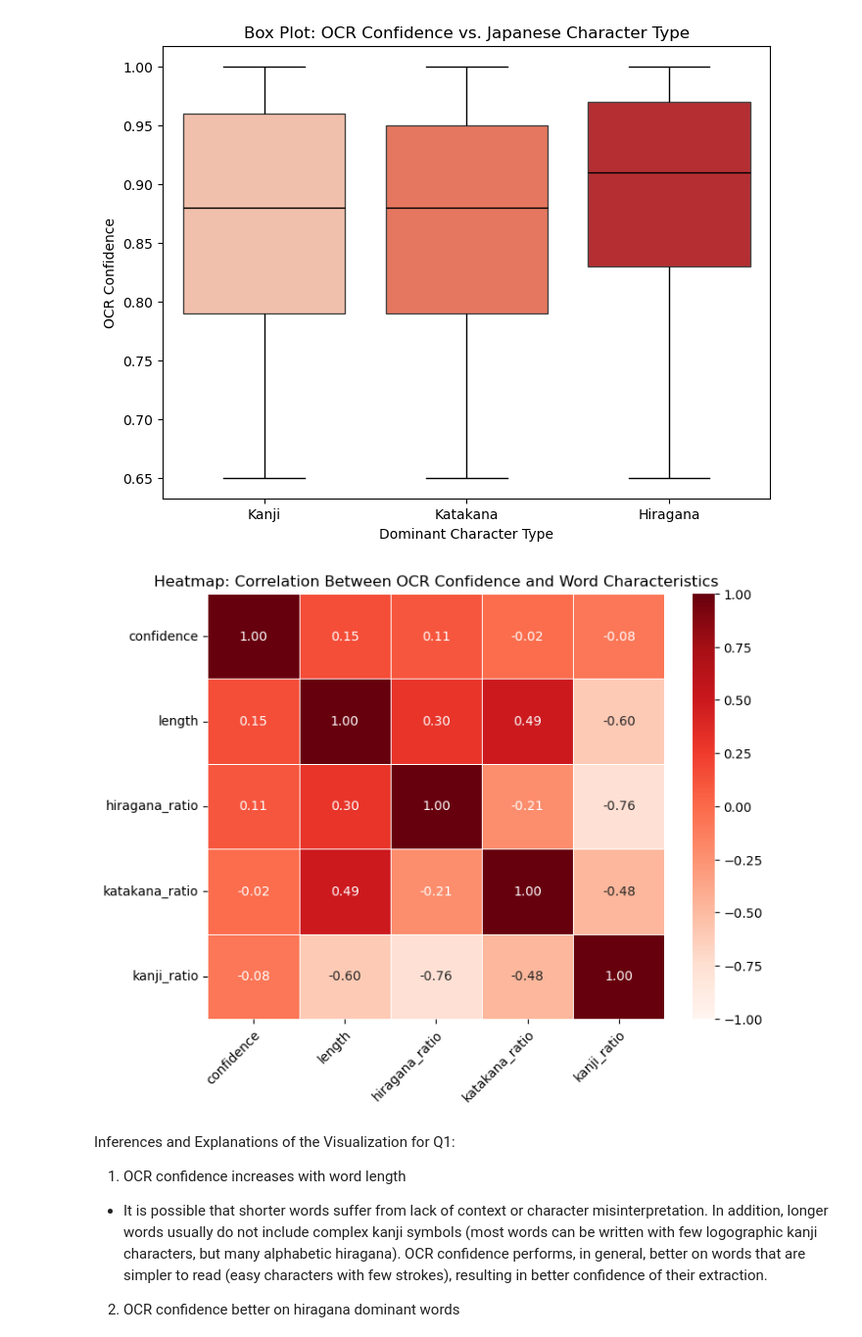
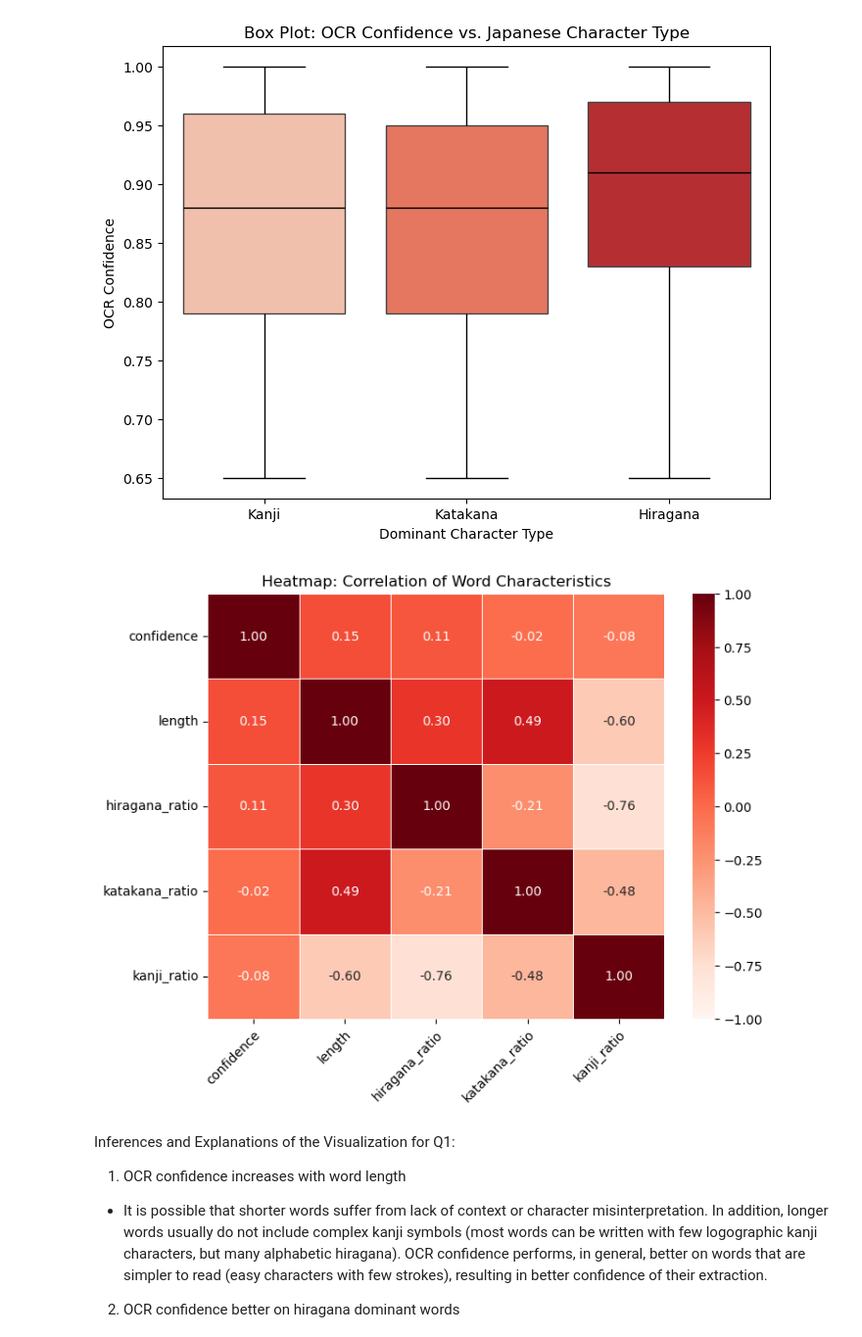
Before and after one commit to AndrewNemkov27/capstone, a Jupyter notebook: (1)-main/(1)-codeAndData/q1.ipynb, the cells around one changed output. Shown at 98% size. Drawn from its saved outputs; the diff is of its cells as text; code cells hidden in the pictures.

```diff
--- a/(1)-main/(1)-codeAndData/q1.ipynb
+++ b/(1)-main/(1)-codeAndData/q1.ipynb
@@ -169,31 +171,31 @@ Passing `palette` without assigning `hue` is deprecated and will be removed in v
 # %%
 import seaborn as sns
 import matplotlib.pyplot as plt
 
 # use only relevant numerical columns
 correlation_data = df_filtered[["confidence", "length", "hiragana_ratio", "katakana_ratio", "kanji_ratio"]]
 
 # correlation matrix
 corr_matrix = correlation_data.corr()
 
 # plot 3: heatmap
 plt.figure(figsize=(8, 6))
 sns.heatmap(
     corr_matrix,
     annot=True,  # show correlation values
     cmap="Reds",
     fmt=".2f",  # format numbers to 2 decimal places
     linewidths=0.5,  # add lines between cells for clarity
     vmin=-1, vmax=1  # ensure consistent color scaling
 )
 
 # tilt x axis names
 plt.xticks(rotation=45, ha="right", rotation_mode="anchor", x=0.1)
 
-plt.title("Heatmap: Correlation Between OCR Confidence and Word Characteristics")
+plt.title("Heatmap: Correlation of Word Characteristics")
 plt.show()
 # %% [output]
-[figure, old version]
+[figure, new version]
 # %% [markdown]
 Inferences and Explanations of the Visualization for Q1:
 1. OCR confidence increases with word length
```
Also changed, not shown: parts of 10 cells of this notebook, 3 other files.
